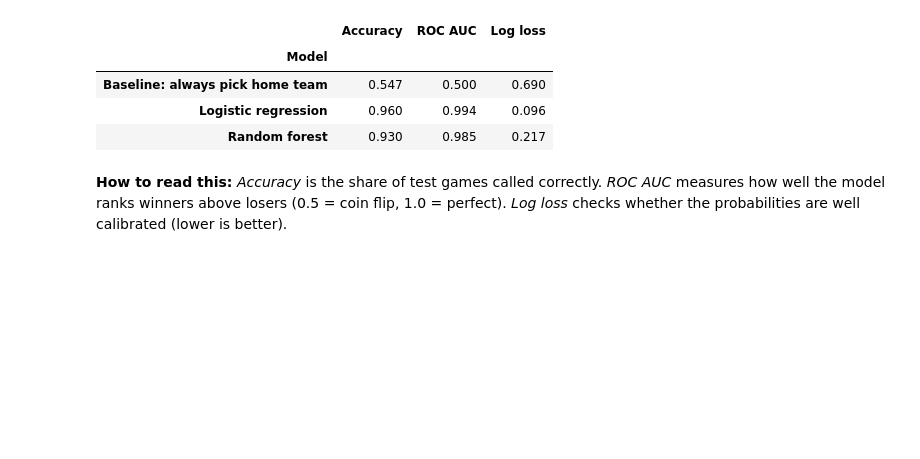
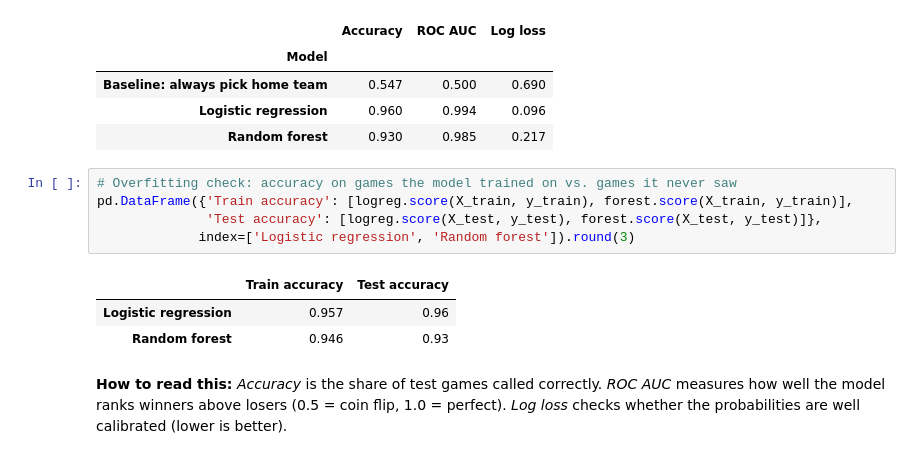
Before and after one commit to QYang5917/nba-win-predictors, a Jupyter notebook: notebooks/analysis.ipynb, the cells around one changed output. Cells and saved outputs as stored; diff of their text form; blank space fills up the shorter version.

```diff
--- a/notebooks/analysis.ipynb
+++ b/notebooks/analysis.ipynb
@@ -64,6 +64,15 @@ results.round(3)
 | Baseline: always pick home team | 0.547 | 0.500 | 0.690 |
 | Logistic regression | 0.960 | 0.994 | 0.096 |
 | Random forest | 0.930 | 0.985 | 0.217 |
+# %%
+# Overfitting check: accuracy on games the model trained on vs. games it never saw
+pd.DataFrame({'Train accuracy': [logreg.score(X_train, y_train), forest.score(X_train, y_train)],
+              'Test accuracy': [logreg.score(X_test, y_test), forest.score(X_test, y_test)]},
+             index=['Logistic regression', 'Random forest']).round(3)
+# %% [output]
+|  | Train accuracy | Test accuracy |
+| Logistic regression | 0.957 | 0.96 |
+| Random forest | 0.946 | 0.93 |
 # %% [markdown]
 **How to read this:** *Accuracy* is the share of test games called correctly. *ROC AUC* measures how well the model ranks winners above losers (0.5 = coin flip, 1.0 = perfect). *Log loss* checks whether the probabilities are well calibrated (lower is better).
 # %%
```
Also changed, not shown: parts of 6 cells of this notebook, 5 other files.
